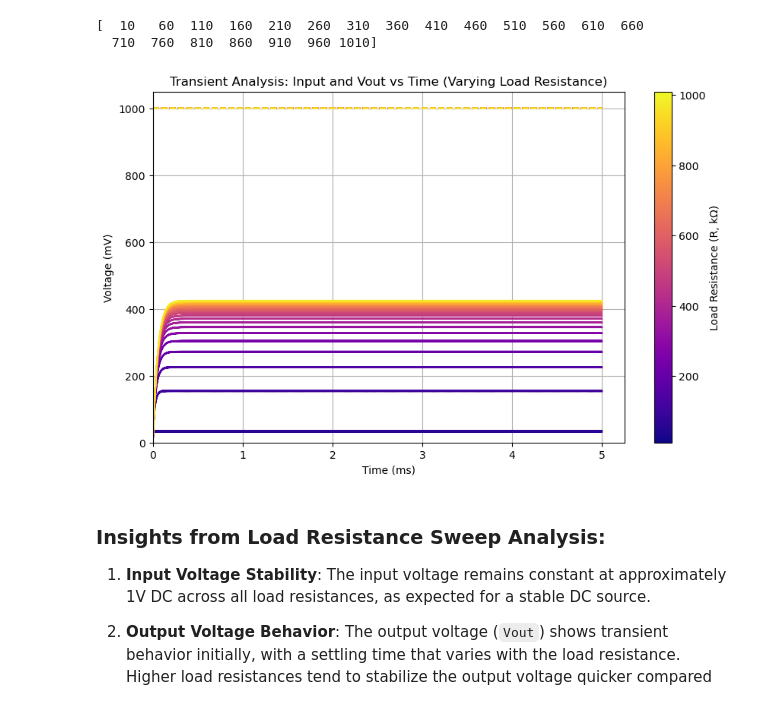
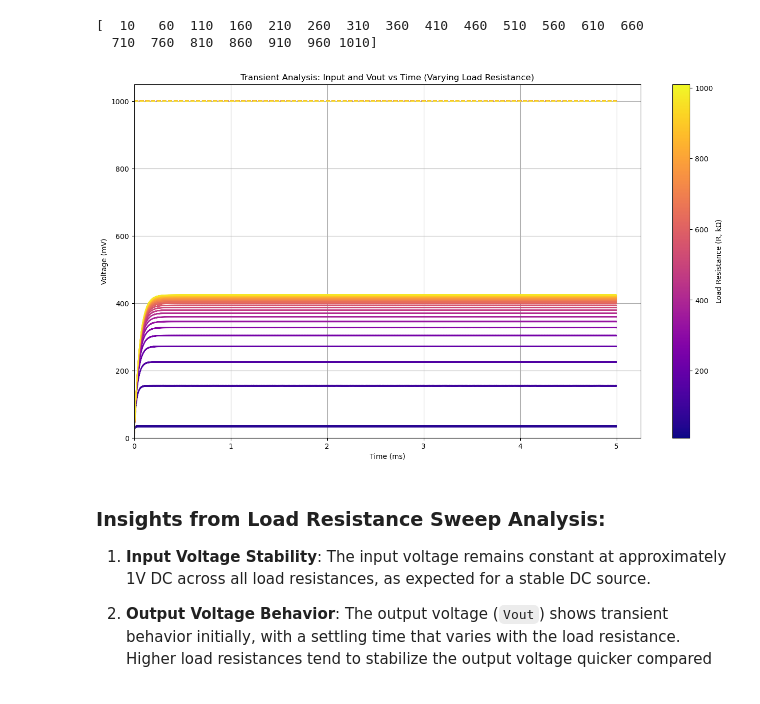
Before and after one commit to imran-nazir0011/minor-project-7th-sem, a Jupyter notebook: transient_analysis.ipynb, the cells around one changed output. Cells and saved outputs as stored; diff of their text form; code cells hidden in the pictures.

```diff
--- a/transient_analysis.ipynb
+++ b/transient_analysis.ipynb
@@ -473,32 +473,32 @@ print(load_resistances)
 # %%
 
 palette = sns.color_palette("plasma", len(load_resistances))
 
-plt.figure(figsize=(10, 6))
+plt.figure(figsize=(16, 9))
 
 
 for i, r_value in enumerate(sorted(load_resistances)):
     df_r = df5[df5['R(kΩ)'] == r_value]
     color = palette[i]
     plt.plot(df_r['Time (ms)'], df_r['Input (mV)'], color=color, linestyle='--', label=f'R={r_value} kΩ (Input)')
     plt.plot(df_r['Time (ms)'], df_r['Vout (mV)'], color=color, label=f'R={r_value} kΩ (Vout)')
 
 
 plt.xlabel('Time (ms)')
 plt.ylabel('Voltage (mV)')
 plt.title('Transient Analysis: Input and Vout vs Time (Varying Load Resistance)')
 plt.grid(True)
 plt.xlim(left=0)
 plt.ylim(bottom=0)
 
 sm = plt.cm.ScalarMappable(cmap="plasma", norm=plt.Normalize(vmin=min(load_resistances), vmax=max(load_resistances)))
 sm.set_array([])
 cbar = plt.colorbar(sm)
 cbar.set_label('Load Resistance (R, kΩ)')
 
 plt.show()
 # %% [output]
-[figure, old version]
+[figure, new version]
 # %% [markdown]
 ### Insights from Load Resistance Sweep Analysis:
 
```
Also changed, not shown: parts of 6 cells of this notebook.
